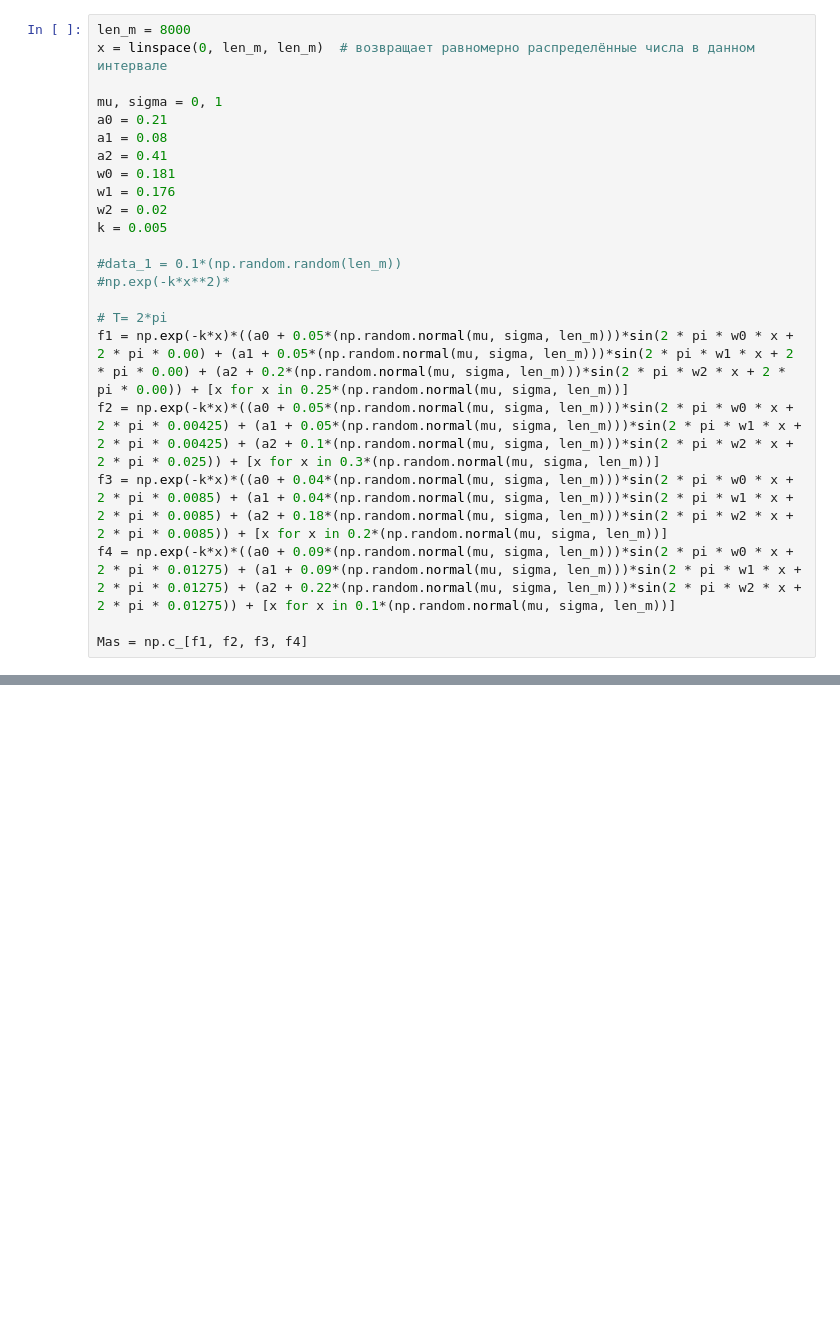
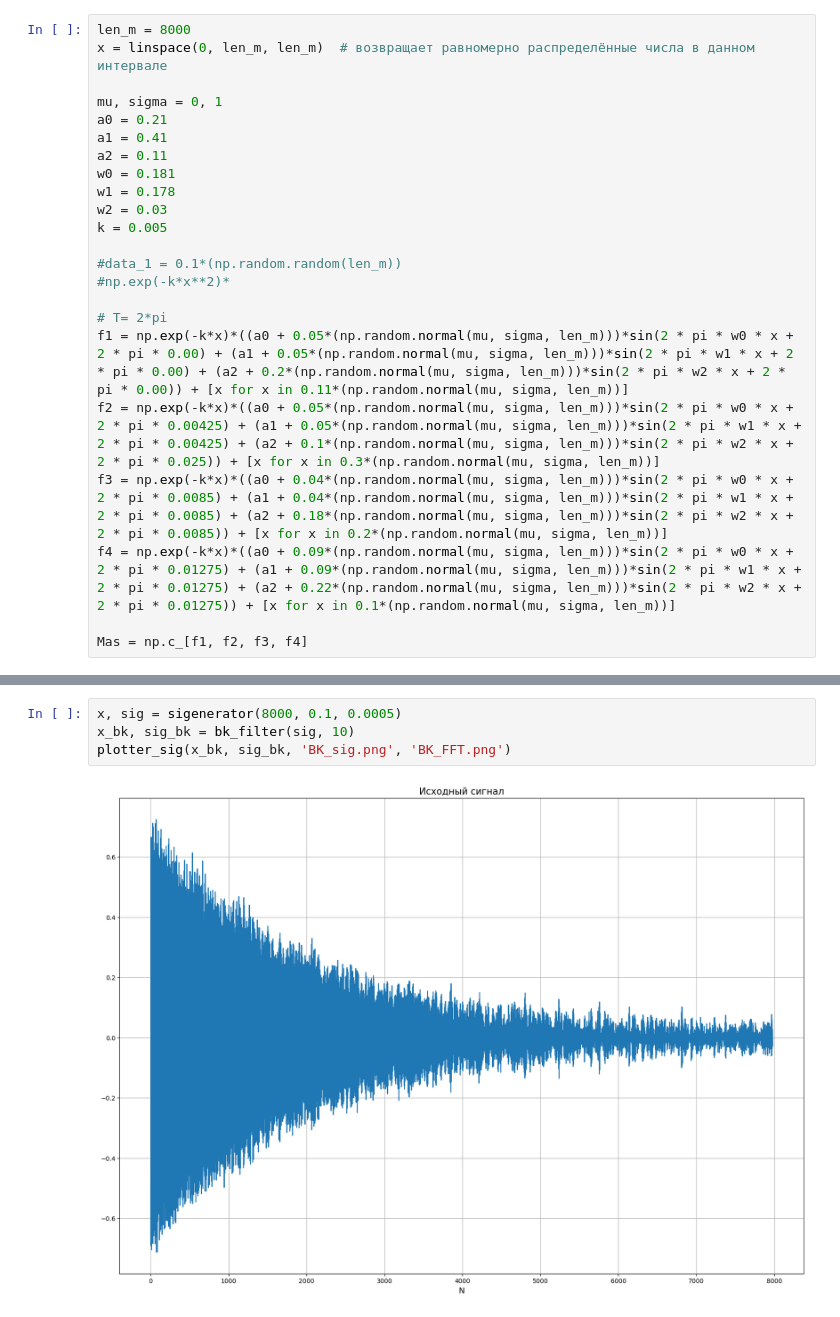
Before and after one commit to Snake9889/Filtering, a Jupyter notebook: Filters.ipynb, the cells around one changed output, grey strips where cells are left out. Drawn from its saved outputs; the diff is of its cells as text; blank space fills up the shorter version.

```diff
--- a/Filters.ipynb
+++ b/Filters.ipynb
@@ -11,18 +13,18 @@ x = linspace(0, len_m, len_m)  # возвращает равномерно ра
 
 mu, sigma = 0, 1
 a0 = 0.21
-a1 = 0.08
-a2 = 0.41
+a1 = 0.41
+a2 = 0.11
 w0 = 0.181
-w1 = 0.176
-w2 = 0.02
+w1 = 0.178
+w2 = 0.03
 k = 0.005
 
 #data_1 = 0.1*(np.random.random(len_m))
 #np.exp(-k*x**2)*
 
 # T= 2*pi
-f1 = np.exp(-k*x)*((a0 + 0.05*(np.random.normal(mu, sigma, len_m)))*sin(2 * pi * w0 * x + 2 * pi * 0.00) + (a1 + 0.05*(np.random.normal(mu, sigma, len_m)))*sin(2 * pi * w1 * x + 2 * pi * 0.00) + (a2 + 0.2*(np.random.normal(mu, sigma, len_m)))*sin(2 * pi * w2 * x + 2 * pi * 0.00)) + [x for x in 0.25*(np.random.normal(mu, sigma, len_m))]
+f1 = np.exp(-k*x)*((a0 + 0.05*(np.random.normal(mu, sigma, len_m)))*sin(2 * pi * w0 * x + 2 * pi * 0.00) + (a1 + 0.05*(np.random.normal(mu, sigma, len_m)))*sin(2 * pi * w1 * x + 2 * pi * 0.00) + (a2 + 0.2*(np.random.normal(mu, sigma, len_m)))*sin(2 * pi * w2 * x + 2 * pi * 0.00)) + [x for x in 0.11*(np.random.normal(mu, sigma, len_m))]
 f2 = np.exp(-k*x)*((a0 + 0.05*(np.random.normal(mu, sigma, len_m)))*sin(2 * pi * w0 * x + 2 * pi * 0.00425) + (a1 + 0.05*(np.random.normal(mu, sigma, len_m)))*sin(2 * pi * w1 * x + 2 * pi * 0.00425) + (a2 + 0.1*(np.random.normal(mu, sigma, len_m)))*sin(2 * pi * w2 * x + 2 * pi * 0.025)) + [x for x in 0.3*(np.random.normal(mu, sigma, len_m))]
 f3 = np.exp(-k*x)*((a0 + 0.04*(np.random.normal(mu, sigma, len_m)))*sin(2 * pi * w0 * x + 2 * pi * 0.0085) + (a1 + 0.04*(np.random.normal(mu, sigma, len_m)))*sin(2 * pi * w1 * x + 2 * pi * 0.0085) + (a2 + 0.18*(np.random.normal(mu, sigma, len_m)))*sin(2 * pi * w2 * x + 2 * pi * 0.0085)) + [x for x in 0.2*(np.random.normal(mu, sigma, len_m))]
 f4 = np.exp(-k*x)*((a0 + 0.09*(np.random.normal(mu, sigma, len_m)))*sin(2 * pi * w0 * x + 2 * pi * 0.01275) + (a1 + 0.09*(np.random.normal(mu, sigma, len_m)))*sin(2 * pi * w1 * x + 2 * pi * 0.01275) + (a2 + 0.22*(np.random.normal(mu, sigma, len_m)))*sin(2 * pi * w2 * x + 2 * pi * 0.01275)) + [x for x in 0.1*(np.random.normal(mu, sigma, len_m))]
@@ -54,0 +87,6 @@ plt.plot(nu, np.abs(spectrs))
+# %%
+x, sig = sigenerator(8000, 0.1, 0.0005)
+x_bk, sig_bk = bk_filter(sig, 10)
+plotter_sig(x_bk, sig_bk, 'BK_sig.png', 'BK_FFT.png')
+# %% [output]
+[figure, added]
```
Also changed, not shown: parts of 18 cells of this notebook.
